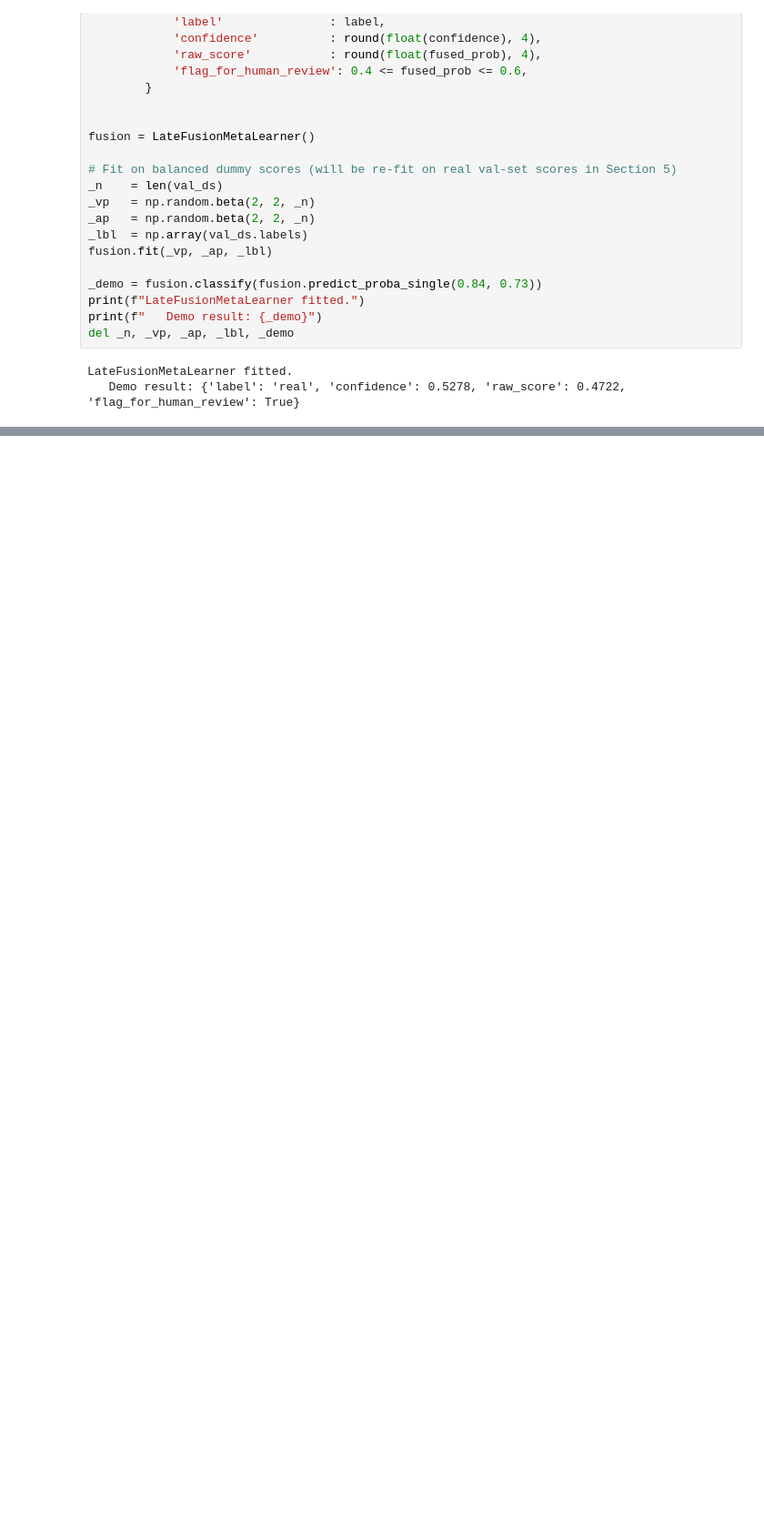
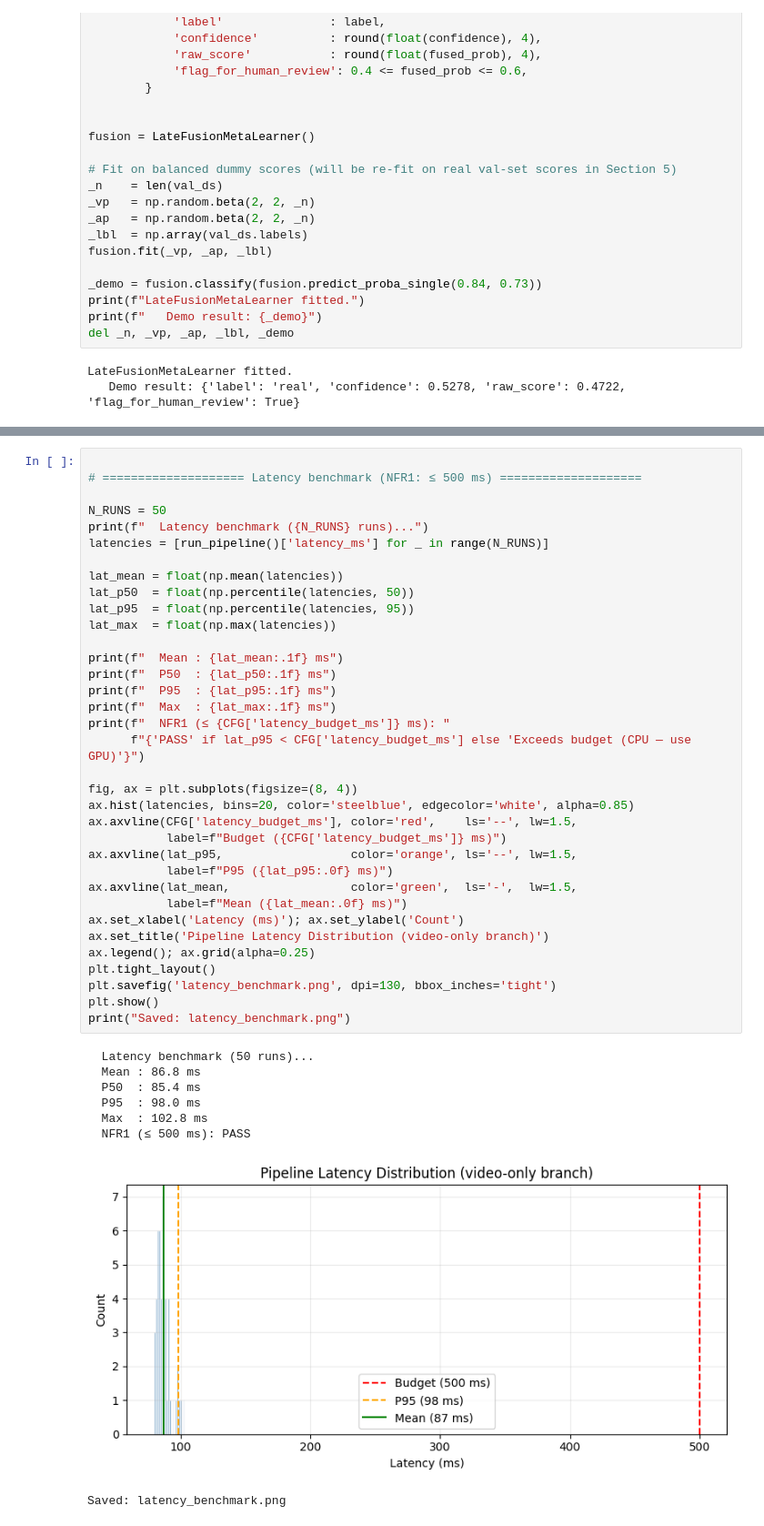
Before and after one commit to rushitpatel2311/Group_7_Deepfake_Detection, a Jupyter notebook: Group_7_Deepfake_Detection.ipynb, the cells around one changed output, grey strips where cells are left out. Shown at 91% size. Cells and saved outputs as stored; diff of their text form; blank space fills up the shorter version.

```diff
--- a/Group_7_Deepfake_Detection.ipynb
+++ b/Group_7_Deepfake_Detection.ipynb
@@ -1361,0 +1640,44 @@ Grad-CAM initialised.  CAM shape: (224, 224)  range: [0.00, 1.00]
+# %%
+
+# ==================== Latency benchmark (NFR1: ≤ 500 ms) ====================
+
+N_RUNS = 50
+print(f"  Latency benchmark ({N_RUNS} runs)...")
+latencies = [run_pipeline()['latency_ms'] for _ in range(N_RUNS)]
+
+lat_mean = float(np.mean(latencies))
+lat_p50  = float(np.percentile(latencies, 50))
+lat_p95  = float(np.percentile(latencies, 95))
+lat_max  = float(np.max(latencies))
+
+print(f"  Mean : {lat_mean:.1f} ms")
+print(f"  P50  : {lat_p50:.1f} ms")
+print(f"  P95  : {lat_p95:.1f} ms")
+print(f"  Max  : {lat_max:.1f} ms")
+print(f"  NFR1 (≤ {CFG['latency_budget_ms']} ms): "
+      f"{'PASS' if lat_p95 < CFG['latency_budget_ms'] else 'Exceeds budget (CPU — use GPU)'}")
+
+fig, ax = plt.subplots(figsize=(8, 4))
+ax.hist(latencies, bins=20, color='steelblue', edgecolor='white', alpha=0.85)
+ax.axvline(CFG['latency_budget_ms'], color='red',    ls='--', lw=1.5,
+           label=f"Budget ({CFG['latency_budget_ms']} ms)")
+ax.axvline(lat_p95,                  color='orange', ls='--', lw=1.5,
+           label=f"P95 ({lat_p95:.0f} ms)")
+ax.axvline(lat_mean,                 color='green',  ls='-',  lw=1.5,
+           label=f"Mean ({lat_mean:.0f} ms)")
+ax.set_xlabel('Latency (ms)'); ax.set_ylabel('Count')
+ax.set_title('Pipeline Latency Distribution (video-only branch)')
+ax.legend(); ax.grid(alpha=0.25)
+plt.tight_layout()
+plt.savefig('latency_benchmark.png', dpi=130, bbox_inches='tight')
+plt.show()
+print("Saved: latency_benchmark.png")
+# %% [output]
+  Latency benchmark (50 runs)...
+  Mean : 86.8 ms
+  P50  : 85.4 ms
+  P95  : 98.0 ms
+  Max  : 102.8 ms
+  NFR1 (≤ 500 ms): PASS
+[figure, added]
+Saved: latency_benchmark.png
```
Also changed, not shown: parts of 19 cells of this notebook.
